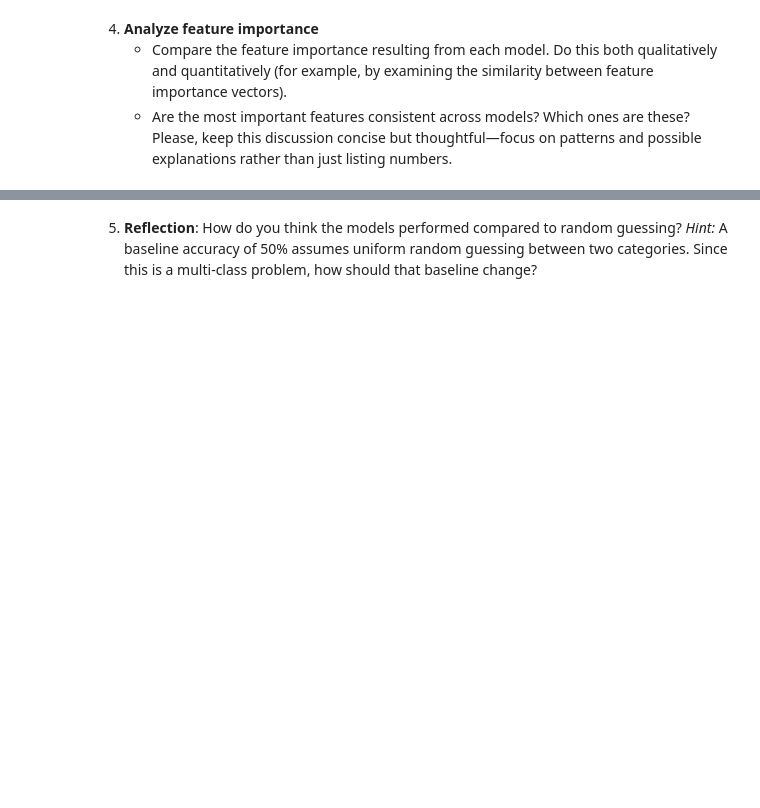
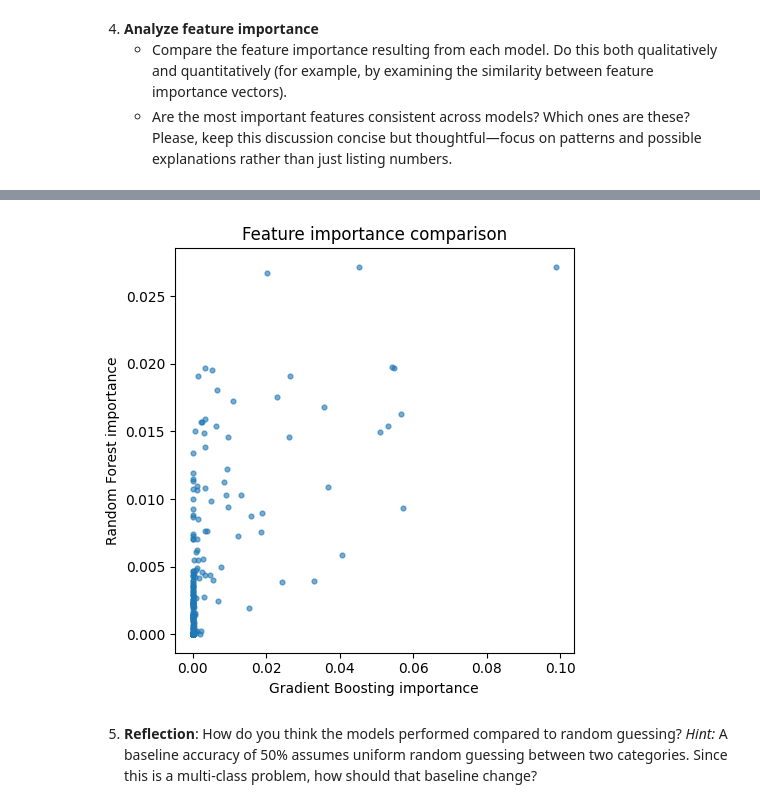
Before and after one commit to james-torgerson/ds4021_lab07, a Jupyter notebook: 07-iot-ensemble-classification.ipynb, the cells around one changed output, grey strips where cells are left out. Cells and saved outputs as stored; diff of their text form; code cells hidden in the pictures; blank space fills up the shorter version.

```diff
--- a/07-iot-ensemble-classification.ipynb
+++ b/07-iot-ensemble-classification.ipynb
@@ -199,2 +362,13 @@ Scaling and normalizations aren't needed for tree-based models. A tree splits ea
+# %%
+# scatterplot to compare individual feature importance scores across both models
+plt.figure(figsize=(5, 5))
+plt.scatter(gb_imp, rf_imp, s=12, alpha=0.6)
+plt.xlabel('Gradient Boosting importance')
+plt.ylabel('Random Forest importance')
+plt.title('Feature importance comparison')
+plt.tight_layout()
+plt.show()
+# %% [output]
+[figure, added]
 # %% [markdown]
 5. **Reflection**:  How do you think the models performed compared to random guessing?  *Hint:* A baseline accuracy of 50% assumes uniform random guessing between two categories. Since this is a multi-class problem, how should that baseline change?
```
Also changed, not shown: parts of 8 cells of this notebook.
